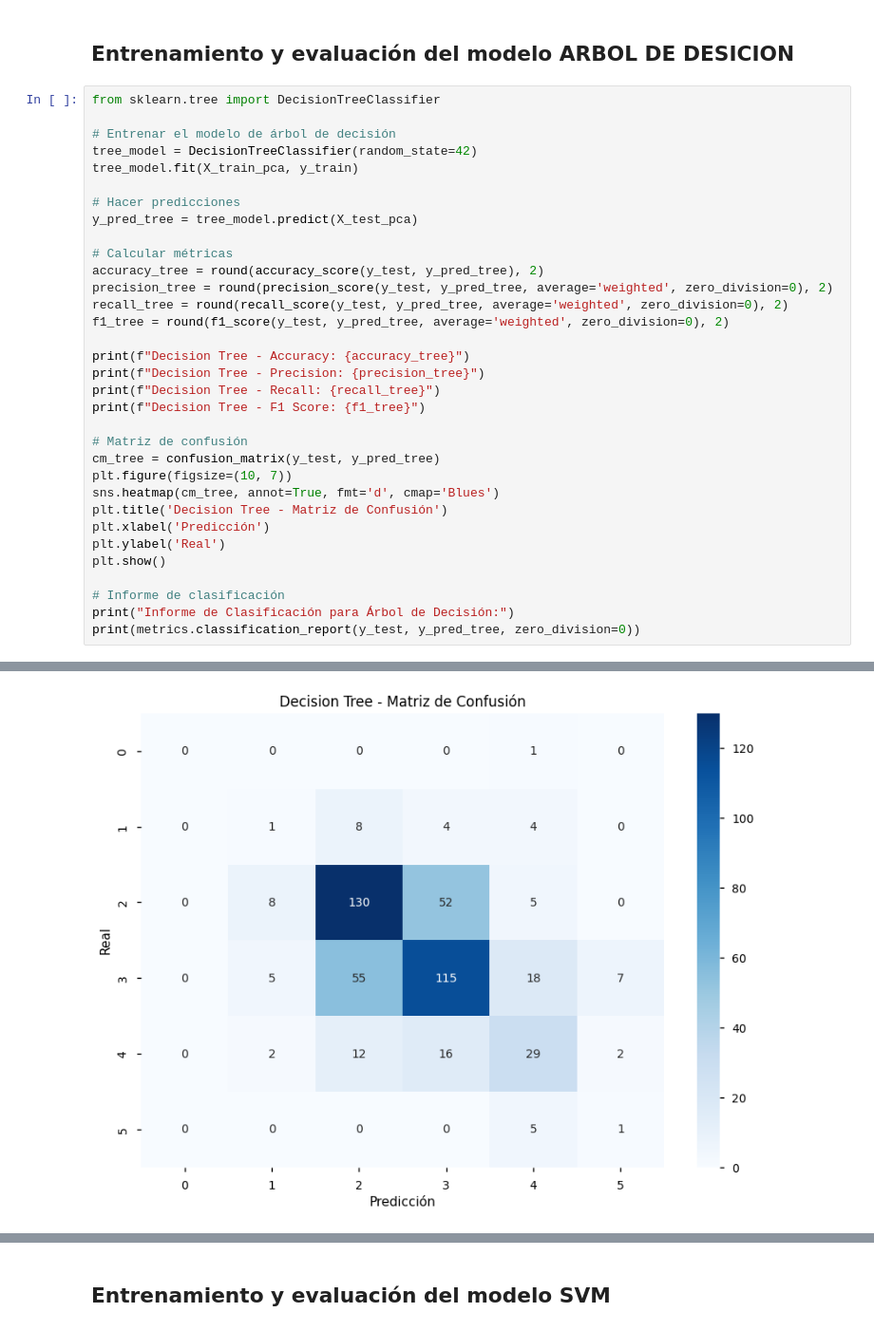
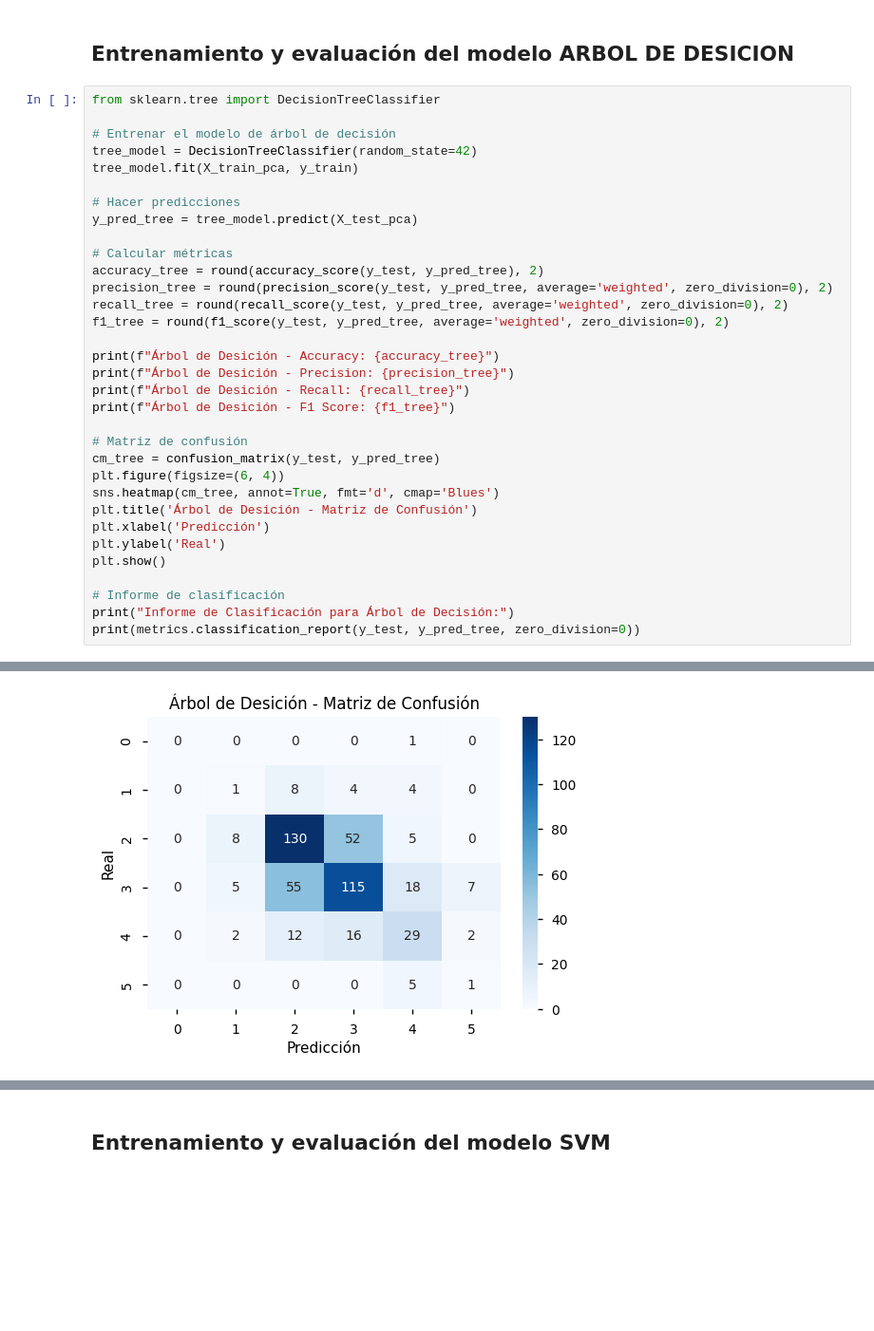
Before and after one commit to tdiego74/Clase_Data_Science_I_PBLC, a Jupyter notebook: ProyectoDS_ParteIII_Tocci.ipynb, the cells around one changed output, grey strips where cells are left out. Shown at 95% size. Cells and saved outputs as stored; diff of their text form; blank space fills up the shorter version.

```diff
--- a/ProyectoDS_ParteIII_Tocci.ipynb
+++ b/ProyectoDS_ParteIII_Tocci.ipynb
@@ -542,16 +542,16 @@ precision_tree = round(precision_score(y_test, y_pred_tree, average='weighted',
 recall_tree = round(recall_score(y_test, y_pred_tree, average='weighted', zero_division=0), 2)
 f1_tree = round(f1_score(y_test, y_pred_tree, average='weighted', zero_division=0), 2)
 
-print(f"Decision Tree - Accuracy: {accuracy_tree}")
-print(f"Decision Tree - Precision: {precision_tree}")
-print(f"Decision Tree - Recall: {recall_tree}")
-print(f"Decision Tree - F1 Score: {f1_tree}")
+print(f"Árbol de Desición - Accuracy: {accuracy_tree}")
+print(f"Árbol de Desición - Precision: {precision_tree}")
+print(f"Árbol de Desición - Recall: {recall_tree}")
+print(f"Árbol de Desición - F1 Score: {f1_tree}")
 
 # Matriz de confusión
 cm_tree = confusion_matrix(y_test, y_pred_tree)
-plt.figure(figsize=(10, 7))
+plt.figure(figsize=(6, 4))
 sns.heatmap(cm_tree, annot=True, fmt='d', cmap='Blues')
-plt.title('Decision Tree - Matriz de Confusión')
+plt.title('Árbol de Desición - Matriz de Confusión')
 plt.xlabel('Predicción')
 plt.ylabel('Real')
 plt.show()
@@ -567,4 +567,4 @@ Decision Tree - F1 Score: 0.58
-[figure, old version]
+[figure, new version]
 Informe de Clasificación para Árbol de Decisión:
               precision    recall  f1-score   support
 
```
Also changed, not shown: parts of 13 cells of this notebook.
